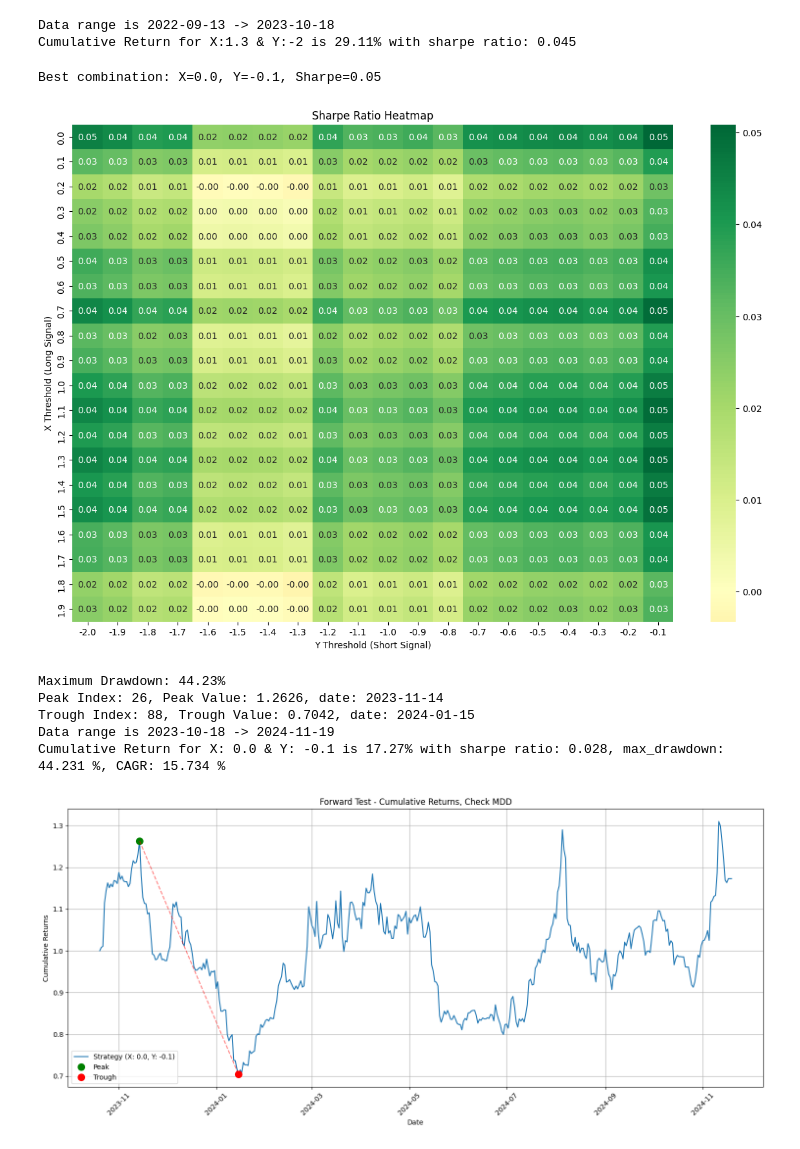
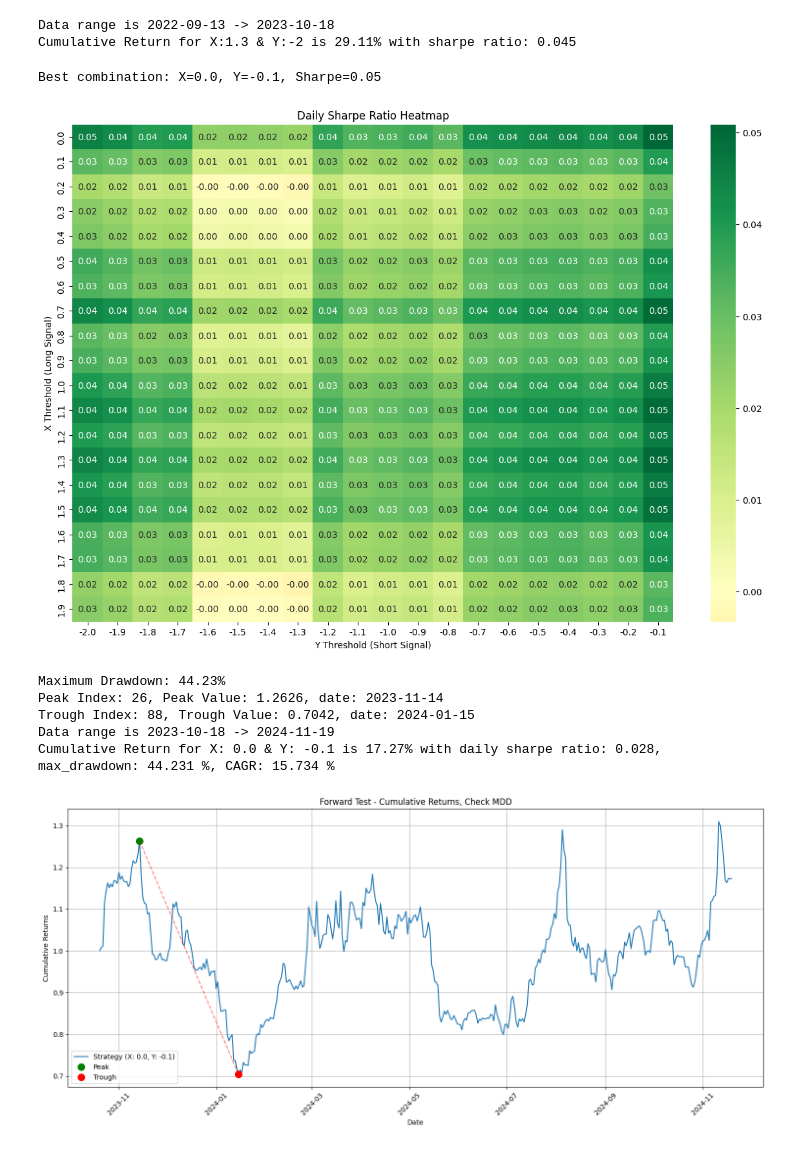
Before and after one commit to AlaaAbukmeil/XTrade_BTC, a Jupyter notebook: question_1/back_forward_test.ipynb, the cells around one changed output. Saved outputs shown, nothing was run; the diff lists cells and outputs as text; code cells hidden in the pictures.

```diff
--- a/question_1/back_forward_test.ipynb
+++ b/question_1/back_forward_test.ipynb
@@ -116,35 +116,35 @@ def generate_sharpe_heatmap(df_binance, df_upbit,
         yticklabels=[f'{x:.1f}' for x in x_range],
         cmap='RdYlGn',
         center=0,
         annot=True,
         fmt='.2f')
 
-        plt.title('Sharpe Ratio Heatmap')
+        plt.title('Daily Sharpe Ratio Heatmap')
         plt.xlabel('Y Threshold (Short Signal)')
         plt.ylabel('X Threshold (Long Signal)')
         print(f"\n\nBest combination: X={best_x:.1f}, Y={best_y:.1f}, Sharpe={best_sharpe:.2f}")
         plt.show()
 
     return best_x, best_y, best_sharpe
 
 
 
 file1 = "./binance_data/usdt_btc.csv"
 file2 = "./upbit_data/usdt_btc.csv"
 
 df_binance = pd.read_csv(file1)
 df_upbit = pd.read_csv(file2)
 
 df_binance['date'] = pd.to_datetime(df_binance['date'])
 df_upbit['date'] = pd.to_datetime(df_upbit['date'])
 
 df_binance = df_binance.sort_values('date')
 df_upbit = df_upbit.sort_values('date')
 
 heatmap = generate_sharpe_heatmap(df_binance, df_upbit, show_graph=True)
 # %% [output]
 Best combination: X=0.0, Y=-0.1, Sharpe=0.05
-[figure, old version]
+[figure, new version]
 # %%
 # here we create the forward test with x & y calculated with heatmap sharpe test, cell id: 8
 import pandas as pd
@@ -213,7 +213,7 @@ def create_forward(df_binance, df_upbit, data_fraction_for_test=2, x_threshold=1
         )
         print(f"Data range is {split_date.strftime('%Y-%m-%d')} -> {end_date_forwardtest}")
 
-        print(f"Cumulative Return for X: {round(x_threshold,3)} & Y: {round(y_threshold,3)} is {round((df_binance_forward['cumulative_returns'].iloc[-1] - 1) * 100, 2)}% with sharpe ratio: {round(sharpe,3)}, max_drawdown: {round(max_drawdown * 100,3)} %, CAGR: {round(cagr,3)} %")
+        print(f"Cumulative Return for X: {round(x_threshold,3)} & Y: {round(y_threshold,3)} is {round((df_binance_forward['cumulative_returns'].iloc[-1] - 1) * 100, 2)}% with daily sharpe ratio: {round(sharpe,3)}, max_drawdown: {round(max_drawdown * 100,3)} %, CAGR: {round(cagr,3)} %")
 
         plt.figure(figsize=(15, 7))
 
@@ -264,5 +264,5 @@ Maximum Drawdown: 44.23%
 Peak Index: 26, Peak Value: 1.2626, date: 2023-11-14
 Trough Index: 88, Trough Value: 0.7042, date: 2024-01-15
 Data range is 2023-10-18 -> 2024-11-19
-Cumulative Return for X: 0.0 & Y: -0.1 is 17.27% with sharpe ratio: 0.028, max_drawdown: 44.231 %, CAGR: 15.734 %
+Cumulative Return for X: 0.0 & Y: -0.1 is 17.27% with daily sharpe ratio: 0.028, max_drawdown: 44.231 %, CAGR: 15.734 %
 [figure]
```
Also changed, not shown: 20 other files.
